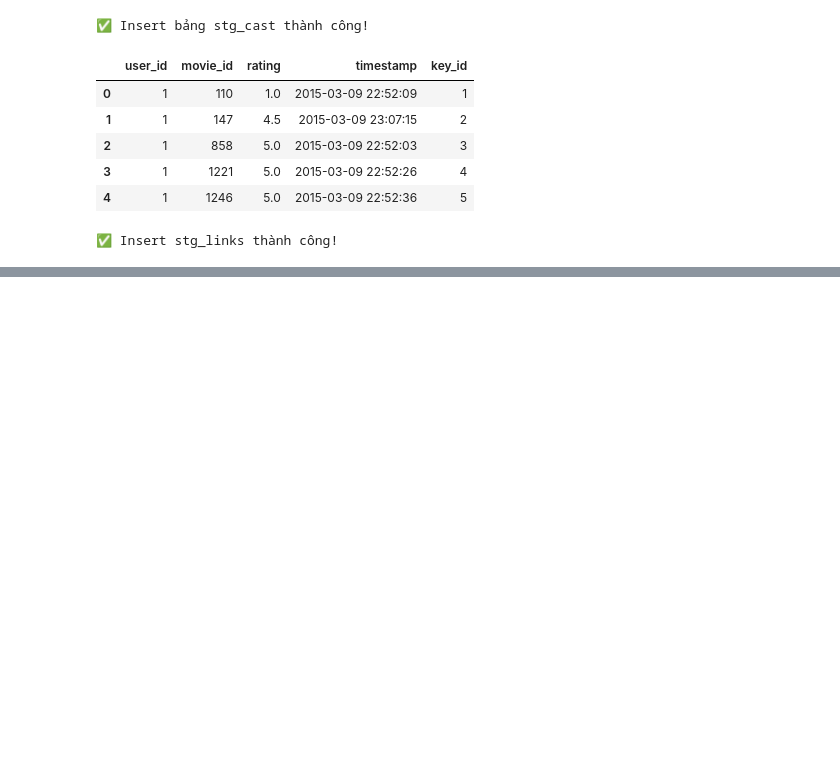
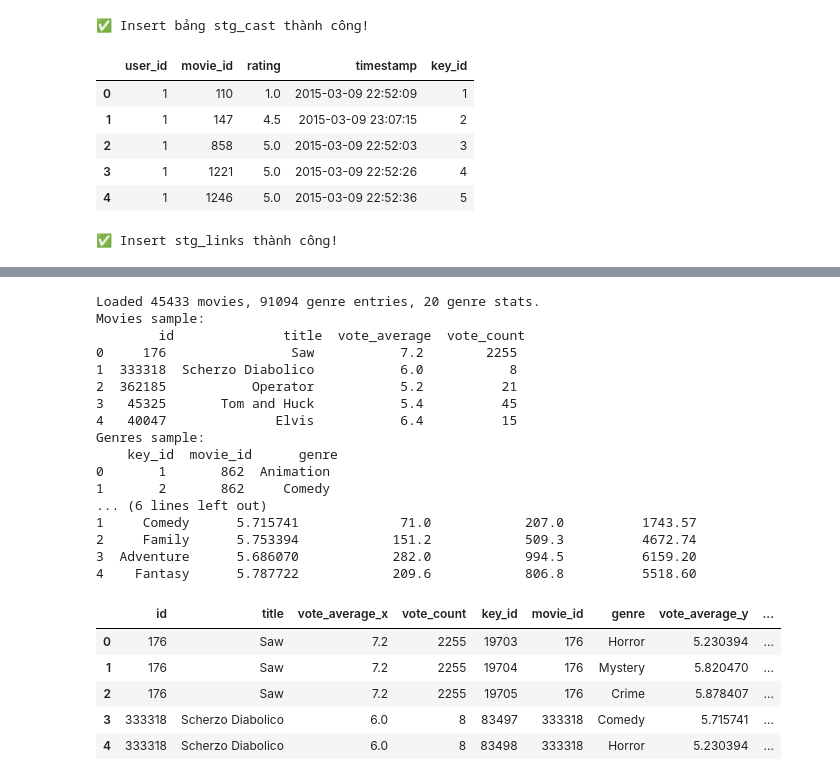
Before and after one commit to minhhn2024/movie-recomendation-system, a Jupyter notebook: backend/app/data/dataframe_to_database.ipynb, the cells around one changed output, grey strips where cells are left out. Drawn from its saved outputs; the diff is of its cells as text; code cells hidden in the pictures; blank space fills up the shorter version.

```diff
--- a/backend/app/data/dataframe_to_database.ipynb
+++ b/backend/app/data/dataframe_to_database.ipynb
@@ -166,3 +166,21 @@ with engine.begin() as connection:
 print("✅ Insert stg_links thành công!")
 # %% [output]
 ✅ Insert stg_links thành công!
+# %%
+
+# Query data from database
+with engine.connect() as connection:
+    # Query movies
+    movies_query = "SELECT id, title, vote_average, vote_count FROM stg_movie_metadata"
+    movies_df = pd.read_sql(movies_query, connection)
+
+    # Query genres
+    genres_query = "SELECT movie_id, genre FROM stg_genre"
+    genres_df = pd.read_sql(genres_query, connection)
+
+# Print data summary
+print(f"Loaded {len(movies_df)} movies and {len(genres_df)} genre entries.")
+print("Movies sample:")
+print(movies_df.head())
+print("Genres sample:")
+print(genres_df.head())
@@ -168,0 +289,60 @@ print("✅ Insert stg_links thành công!")
+# %%
+# Query data
+with engine.connect() as connection:
+    # Get movies
+    movies_query = "SELECT id, title, vote_average, vote_count FROM stg_movie_metadata"
+    movies_df = pd.read_sql(movies_query, connection, dtype={'id': 'int32', 'vote_average': 'float32', 'vote_count': 'int32'})
+
+    # Get genres
+    genres_query = "SELECT key_id, movie_id, genre FROM stg_genre"
+    genres_df = pd.read_sql(genres_query, connection, dtype={'key_id': 'int32', 'movie_id': 'int32'})
+
+    # Get stats from stg_vote_extended
+    stats_query = "SELECT genre, vote_average, vote_count_80th, vote_count_90th, vote_count_99th FROM stg_vote_extended"
+    stats_df = pd.read_sql(stats_query, connection)
+
+# Print data summary
+print(f"Loaded {len(movies_df)} movies, {len(genres_df)} genre entries, {len(stats_df)} genre stats.")
+print("Movies sample:\n", movies_df.head())
+print("Genres sample:\n", genres_df.head())
+print("Stats sample:\n", stats_df.head())
+
+# Calculate WR percentiles for each genre
+total_df = pd.merge(
+    movies_df,
+    genres_df,
+    left_on='id',
+    right_on='movie_id'
+)
+
+total_df = pd.merge(
+    total_df,
+    stats_df,
+    on='genre'
+)
+
+total_df.head()
+# %% [output]
+Loaded 45433 movies, 91094 genre entries, 20 genre stats.
+Movies sample:
+        id              title  vote_average  vote_count
+0     176                Saw           7.2        2255
+1  333318  Scherzo Diabolico           6.0           8
+2  362185           Operator           5.2          21
+3   45325       Tom and Huck           5.4          45
+4   40047              Elvis           6.4          15
+Genres sample:
+    key_id  movie_id      genre
+0       1       862  Animation
+1       2       862     Comedy
+... (6 lines left out)
+1     Comedy      5.715741             71.0            207.0          1743.57
+2     Family      5.753394            151.2            509.3          4672.74
+3  Adventure      5.686070            282.0            994.5          6159.20
+4    Fantasy      5.787722            209.6            806.8          5518.60
+|  | id | title | vote_average_x | vote_count | key_id | movie_id | genre | vote_average_y | ... |
+| 0 | 176 | Saw | 7.2 | 2255 | 19703 | 176 | Horror | 5.230394 | ... |
+| 1 | 176 | Saw | 7.2 | 2255 | 19704 | 176 | Mystery | 5.820470 | ... |
+| 2 | 176 | Saw | 7.2 | 2255 | 19705 | 176 | Crime | 5.878407 | ... |
+| 3 | 333318 | Scherzo Diabolico | 6.0 | 8 | 83497 | 333318 | Comedy | 5.715741 | ... |
+| 4 | 333318 | Scherzo Diabolico | 6.0 | 8 | 83498 | 333318 | Horror | 5.230394 | ... |
```
Also changed, not shown: parts of 14 cells of this notebook, 12 other files.
